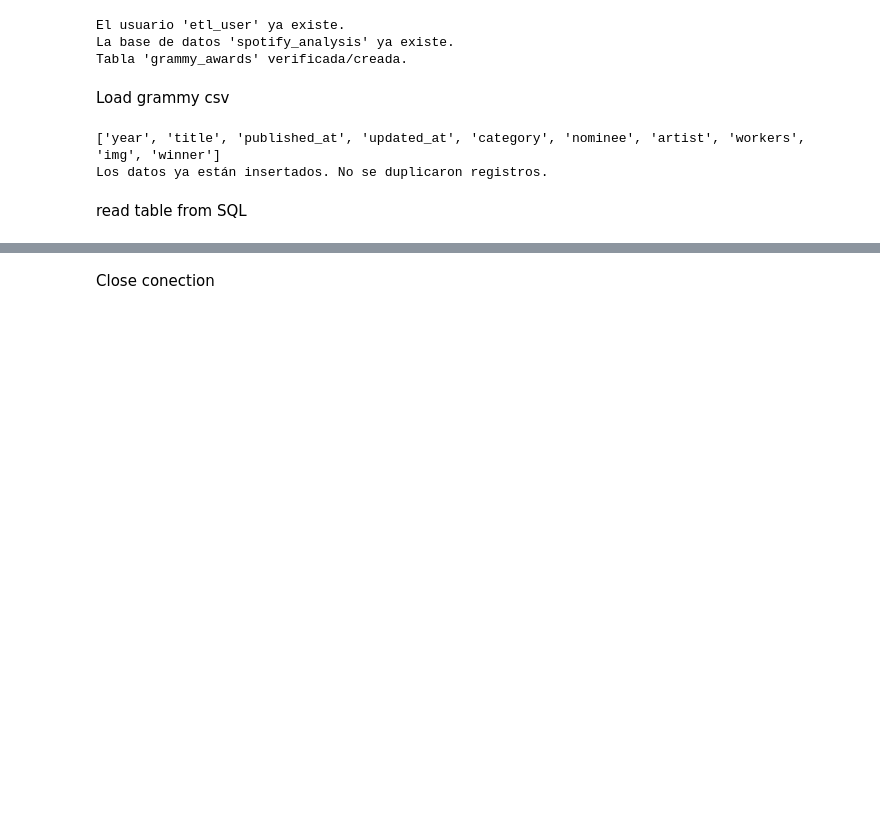
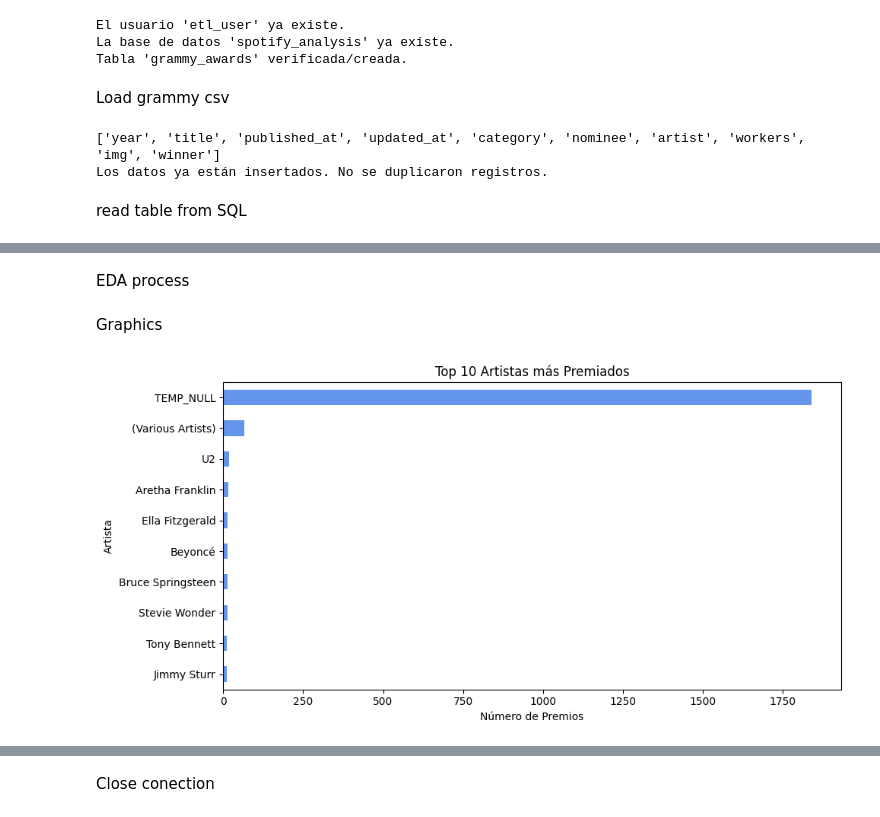
Before and after one commit to Luisgar0821/workshop2_spotify, a Jupyter notebook: notebook/EDA03_DATABASE.ipynb, the cells around one changed output, grey strips where cells are left out. Saved outputs shown, nothing was run; the diff lists cells and outputs as text; code cells hidden in the pictures; blank space fills up the shorter version.

```diff
--- a/notebook/EDA03_DATABASE.ipynb
+++ b/notebook/EDA03_DATABASE.ipynb
@@ -51,0 +67,2 @@ df.info()
+# %% [markdown]
+EDA process
@@ -51,0 +78,2 @@ df.info()
+# %% [markdown]
+Graphics
@@ -51,0 +88,11 @@ df.info()
+# %%
+plt.figure(figsize=(10, 5))
+df['artist'].value_counts().dropna().head(10).plot(kind='barh', color='cornflowerblue')
+plt.title('Top 10 Artistas más Premiados')
+plt.xlabel('Número de Premios')
+plt.ylabel('Artista')
+plt.gca().invert_yaxis()
+plt.tight_layout()
+plt.show()
+# %% [output]
+[figure, added]
```
Also changed, not shown: parts of 4 cells of this notebook, 5 other files.
